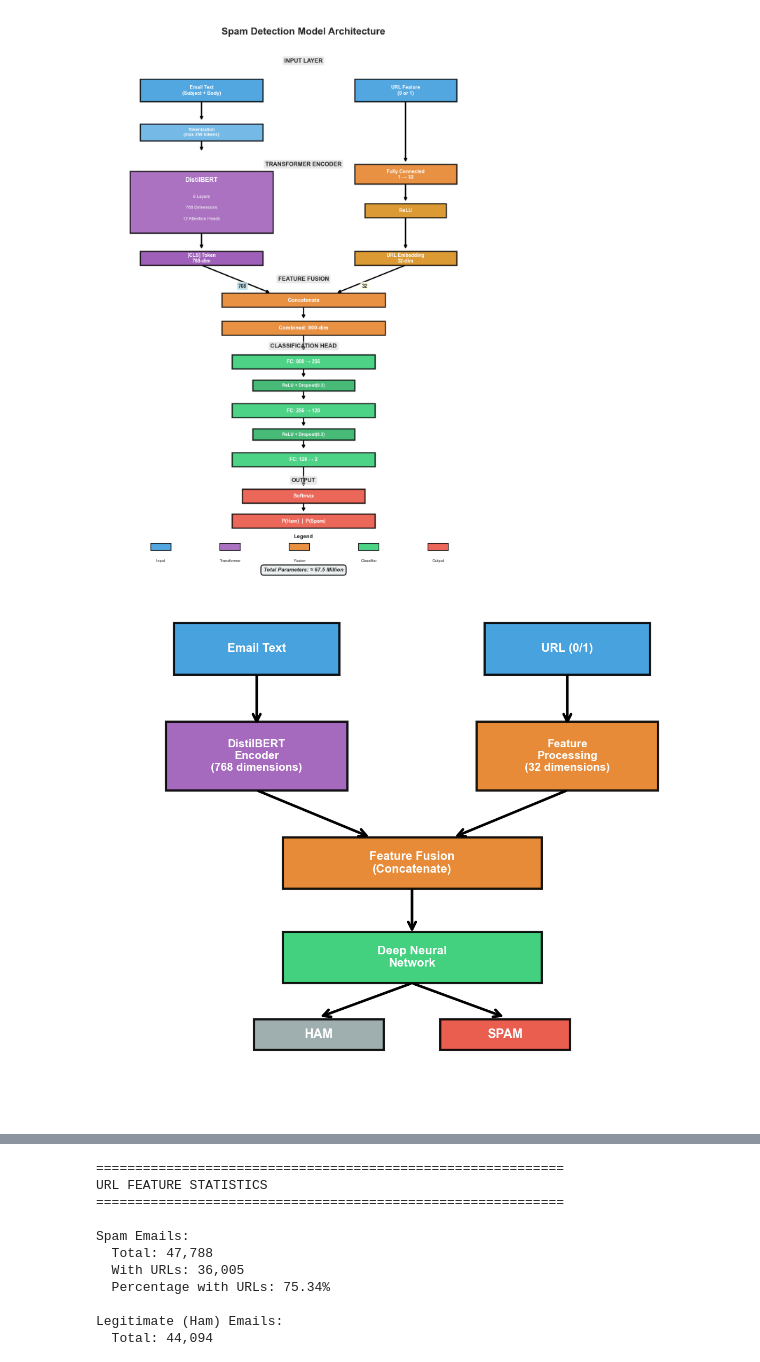
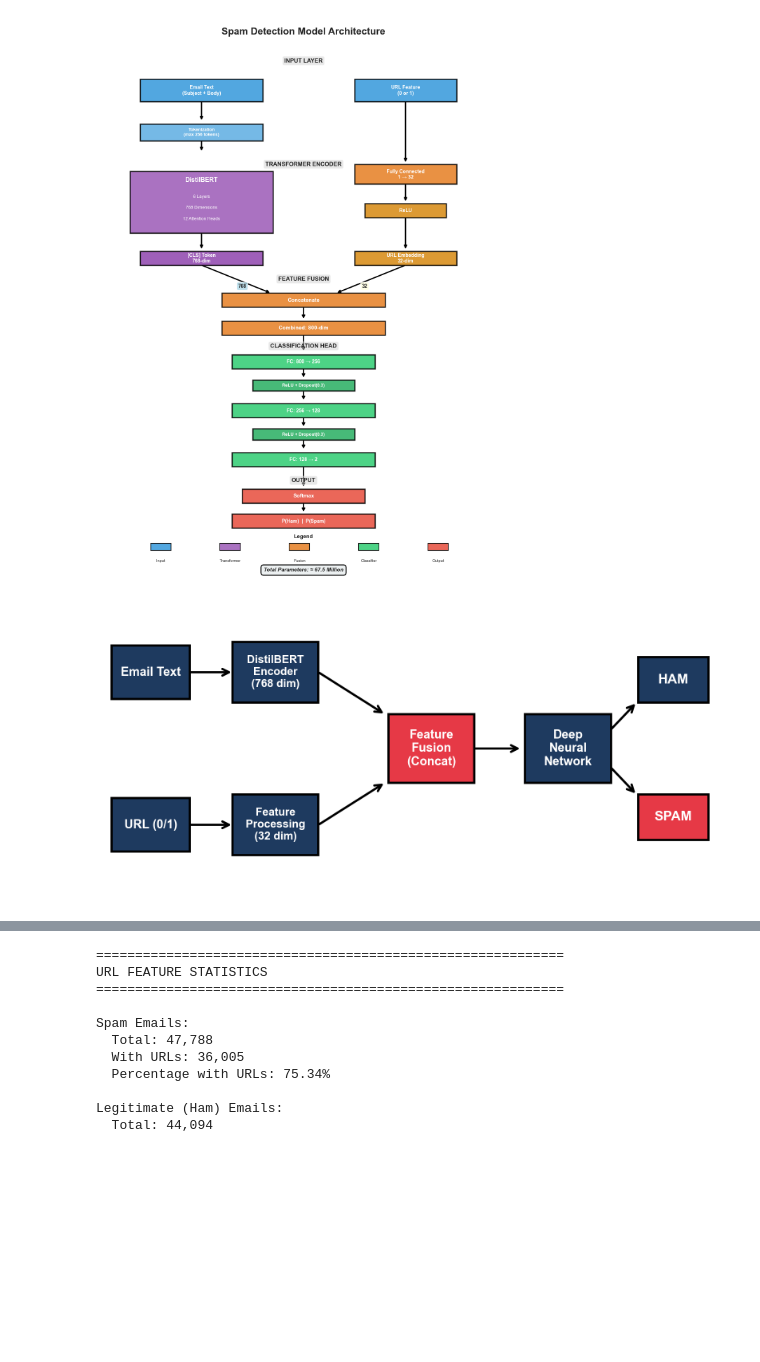
Before and after one commit to ottjb/Cross-Dataset-Generalization-Spam-Detection, a Jupyter notebook: Figures.ipynb, the cells around one changed output, grey strips where cells are left out. Saved outputs shown, nothing was run; the diff lists cells and outputs as text; code cells hidden in the pictures; blank space fills up the shorter version.

```diff
--- a/Figures.ipynb
+++ b/Figures.ipynb
@@ -225,64 +218,59 @@ plot_model_architecture()
 # %%
 # Simplified model architecture
 
 def plot_simple_architecture():
-
-    fig, ax = plt.subplots(figsize=(12, 10))
-    ax.set_xlim(0, 12)
-    ax.set_ylim(0, 12)
+    fig, ax = plt.subplots(figsize=(16, 8))
+    ax.set_xlim(0, 16)
+    ax.set_ylim(0, 8)
     ax.axis('off')
 
-    input_color = '#3498db'
-    transformer_color = '#9b59b6'
-    fusion_color = '#e67e22'
-    classifier_color = '#2ecc71'
-    output_color = '#e74c3c'
+    primary_color = '#1e3a5f'
+    accent_color = '#e63946'
 
-    def draw_box(x, y, width, height, text, color, fontsize=14):
+    def draw_box(x, y, width, height, text, color, fontsize=20):
         rect = plt.Rectangle((x-width/2, y-height/2), width, height,
-                             linewidth=3, edgecolor='black',
-                             facecolor=color, alpha=0.9, zorder=2)
+                             linewidth=4, edgecolor='black',
+                             facecolor=color, alpha=1, zorder=2)
         ax.add_patch(rect)
         ax.text(x, y, text, ha='center', va='center',
                 fontsize=fontsize, fontweight='bold', color='white', zorder=3)
 
-    def draw_arrow(x1, y1, x2, y2, lw=3.5):
+    def draw_arrow(x1, y1, x2, y2, lw=4):
         ax.annotate('', xy=(x2, y2), xytext=(x1, y1),
                     arrowprops=dict(arrowstyle='->', lw=lw, color='black',
-                                    mutation_scale=25), zorder=1)
+                                    mutation_scale=30), zorder=1)
 
-    draw_box(3, 10.8, 3.2, 1.2, 'Email Text', input_color, fontsize=16)
-    draw_box(9, 10.8, 3.2, 1.2, 'URL (0/1)', input_color, fontsize=16)
+    draw_box(1.3, 6, 2, 1.4, 'Email Text', primary_color, fontsize=22)
+    draw_box(1.3, 2, 2, 1.4, 'URL (0/1)', primary_color, fontsize=22)
 
-    draw_arrow(3, 10.2, 3, 9)
-    draw_arrow(9, 10.2, 9, 9)
+    draw_arrow(2.3, 6, 3.4, 6)
+    draw_arrow(2.3, 2, 3.4, 2)
 
-    draw_box(3, 8.3, 3.5, 1.6, 'DistilBERT\nEncoder\n(768 dimensions)', transformer_color, fontsize=15)
+    draw_box(4.5, 6, 2.2, 1.6, 'DistilBERT\nEncoder\n(768 dim)', primary_color, fontsize=20)
+    draw_box(4.5, 2, 2.2, 1.6, 'Feature\nProcessing\n(32 dim)', primary_color, fontsize=20)
 
-    draw_box(9, 8.3, 3.5, 1.6, 'Feature\nProcessing\n(32 dimensions)', fusion_color, fontsize=15)
+    draw_arrow(5.6, 6, 7.3, 4.9)
+    draw_arrow(5.6, 2, 7.3, 3.1)
 
-    draw_arrow(3, 7.5, 5.2, 6.4)
-    draw_arrow(9, 7.5, 6.8, 6.4)
+    draw_box(8.5, 4, 2.2, 1.8, 'Feature\nFusion\n(Concat)', accent_color, fontsize=22)
 
-    draw_box(6, 5.8, 5, 1.2, 'Feature Fusion\n(Concatenate)', fusion_color, fontsize=16)
+    draw_arrow(9.6, 4, 10.8, 4)
 
-    draw_arrow(6, 5.2, 6, 4.15)
+    draw_box(12, 4, 2.2, 1.8, 'Deep\nNeural\nNetwork', primary_color, fontsize=22)
 
-    draw_box(6, 3.6, 5, 1.2, 'Deep Neural\nNetwork', classifier_color, fontsize=16)
+    draw_arrow(13.1, 4.5, 13.75, 5.2)
+    draw_arrow(13.1, 3.5, 13.75, 2.8)
 
-    draw_arrow(6, 3.0, 4.2, 2.2)
-    draw_arrow(6, 3.0, 7.8, 2.2)
-
-    draw_box(4.2, 1.8, 2.5, 0.7, 'HAM', '#95a5a6', fontsize=17)
-    draw_box(7.8, 1.8, 2.5, 0.7, 'SPAM', output_color, fontsize=17)
+    draw_box(14.7, 5.8, 1.8, 1.2, 'HAM', primary_color, fontsize=24)
+    draw_box(14.7, 2.2, 1.8, 1.2, 'SPAM', accent_color, fontsize=24)
 
     plt.tight_layout()
     plt.savefig('model_architecture_simple.png', dpi=300, bbox_inches='tight', facecolor='white')
     plt.show()
 
 plot_simple_architecture()
 # %% [output]
-[figure, old version]
+[figure, new version]
 # %%
 # Training history
 
```
Also changed, not shown: parts of 5 cells of this notebook, 3 other files.
